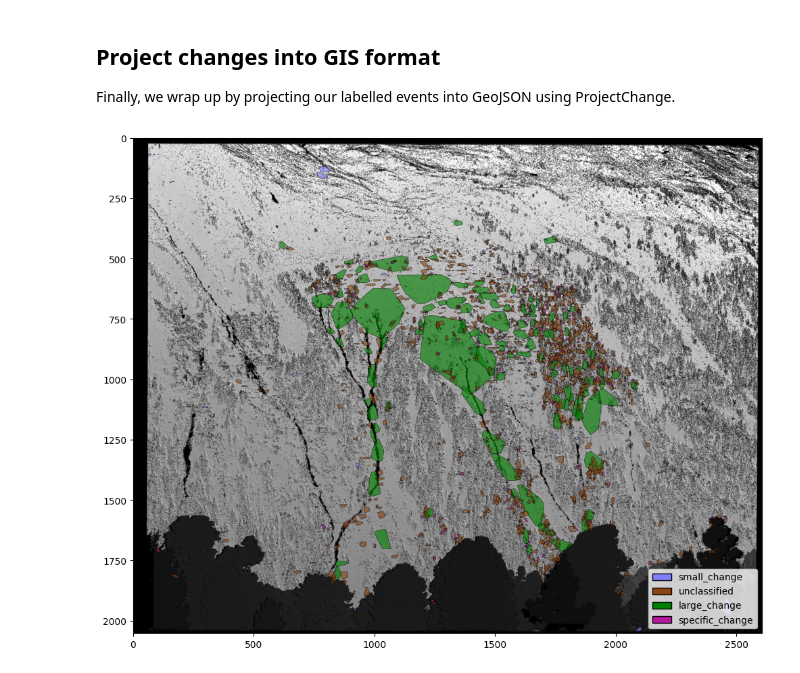
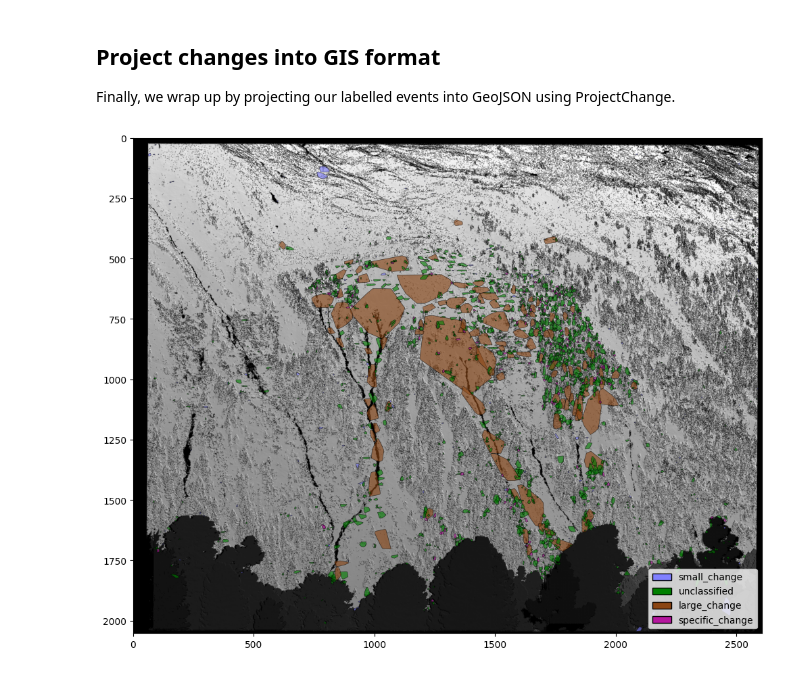
Before and after one commit to 3dgeo-heidelberg/AImon, a Jupyter notebook: docs/classification_of_change_events_rule_based.ipynb, the cells around one changed output. Saved outputs shown, nothing was run; the diff lists cells and outputs as text; code cells hidden in the pictures.

```diff
--- a/docs/classification_of_change_events_rule_based.ipynb
+++ b/docs/classification_of_change_events_rule_based.ipynb
@@ -138,8 +138,8 @@ change_prj.project_change()
 # %%
 # Paths to the vector and raster files
 vector = "../test_data/out/change_events_labelled_rule_based_change_events_pixel.geojson"
 raster = "../test_data/RangeImage.tif"
 
-utilities.plot_change_events(vector, raster, 'event_type', ['#8080FF', '#8B4513', 'green', '#B5179E'])
+utilities.plot_change_events(vector, raster, 'event_type', ['#8080FF', 'green', '#8B4513', '#B5179E'])
 # %% [output]
-[figure, old version]
+[figure, new version]
```
Also changed, not shown: 1 other file.
